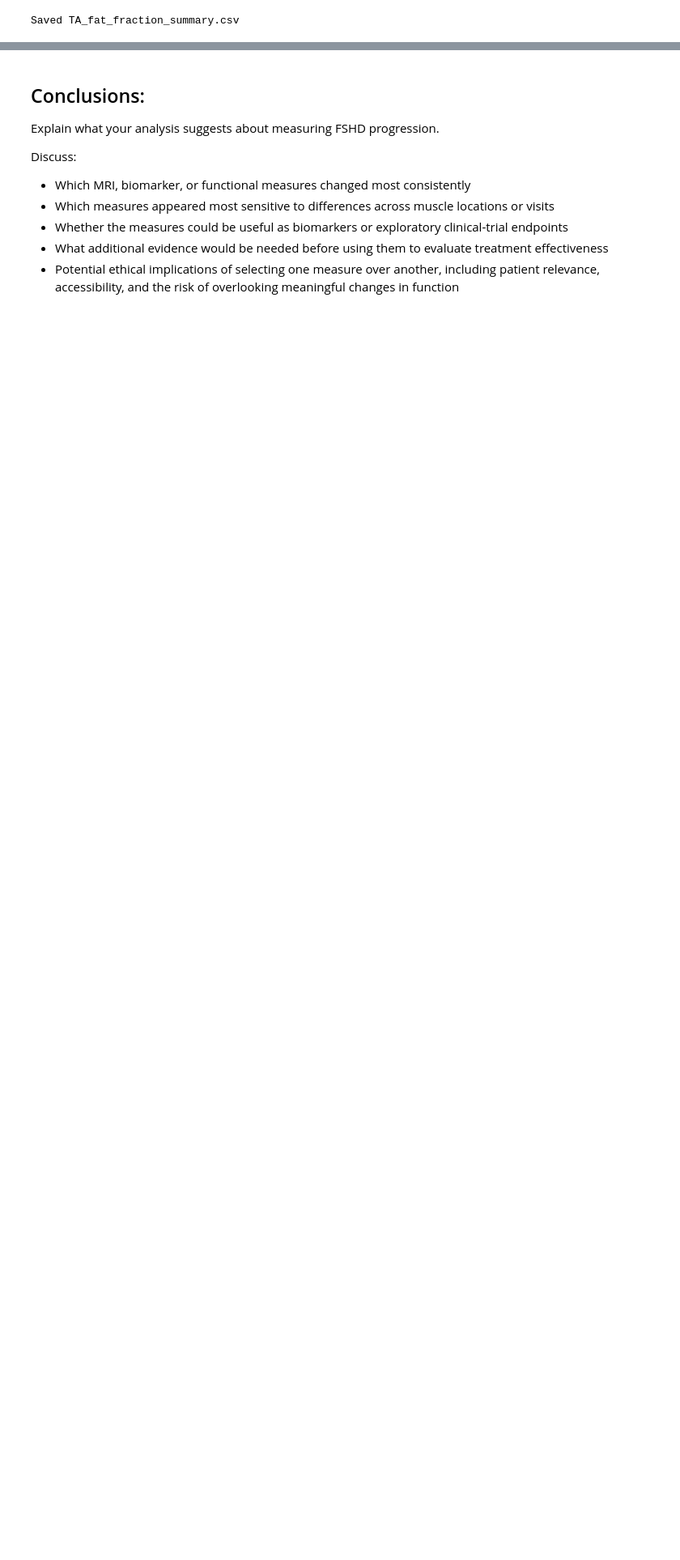
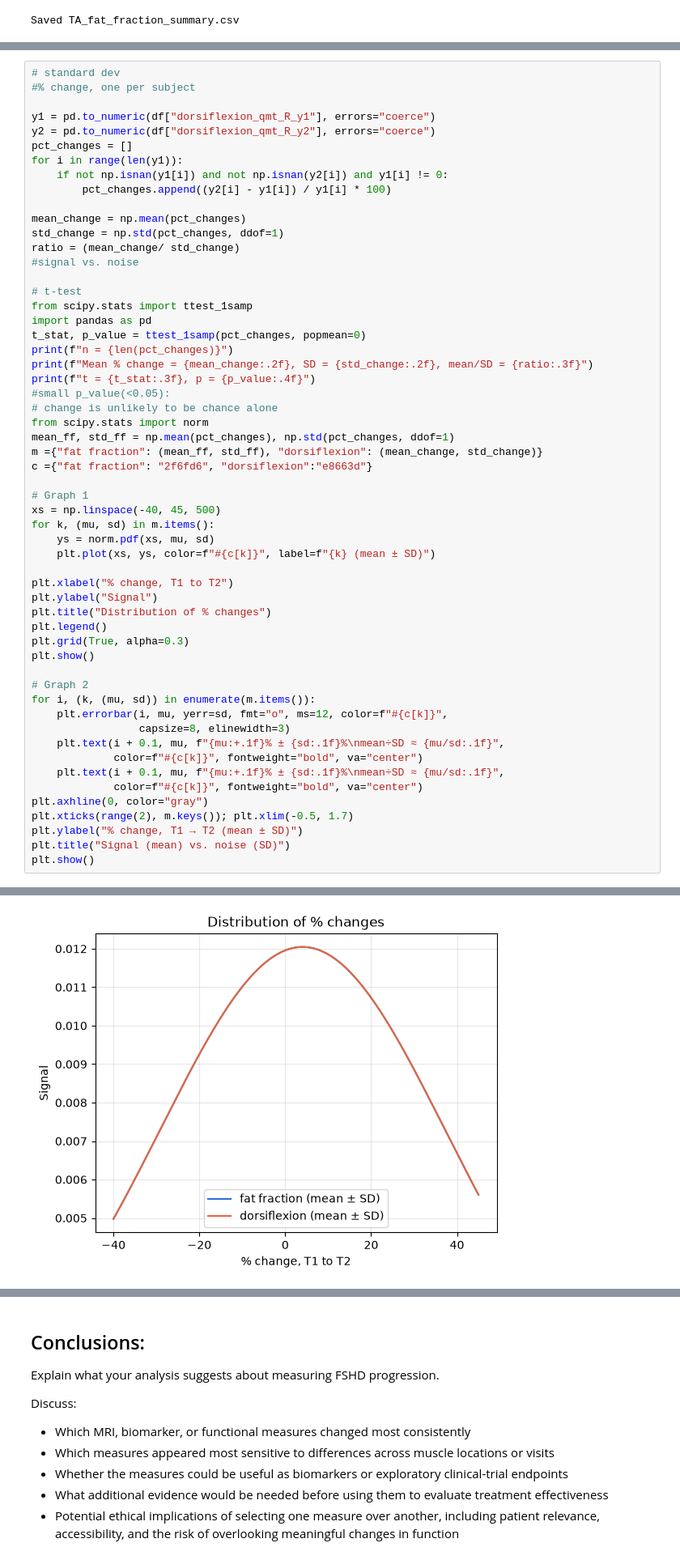
Before and after one commit to jenknguy/bme2315_mod2, a Jupyter notebook: FSHD_Module2_Project_Template.ipynb, the cells around one changed output, grey strips where cells are left out. Shown at 81% size. Saved outputs shown, nothing was run; the diff lists cells and outputs as text; blank space fills up the shorter version.

```diff
--- a/FSHD_Module2_Project_Template.ipynb
+++ b/FSHD_Module2_Project_Template.ipynb
@@ -522,0 +453,57 @@ est_D1 = 29.80, est_FF1 = 25.40
+# %%
+# standard dev
+#% change, one per subject
+
+y1 = pd.to_numeric(df["dorsiflexion_qmt_R_y1"], errors="coerce")
+y2 = pd.to_numeric(df["dorsiflexion_qmt_R_y2"], errors="coerce")
+pct_changes = []
+for i in range(len(y1)):
+    if not np.isnan(y1[i]) and not np.isnan(y2[i]) and y1[i] != 0:
+        pct_changes.append((y2[i] - y1[i]) / y1[i] * 100)
+
+mean_change = np.mean(pct_changes)
+std_change = np.std(pct_changes, ddof=1)
+ratio = (mean_change/ std_change)
+#signal vs. noise
+
+# t-test
+from scipy.stats import ttest_1samp
+import pandas as pd
+t_stat, p_value = ttest_1samp(pct_changes, popmean=0)
+print(f"n = {len(pct_changes)}")
+print(f"Mean % change = {mean_change:.2f}, SD = {std_change:.2f}, mean/SD = {ratio:.3f}")
+print(f"t = {t_stat:.3f}, p = {p_value:.4f}")
+#small p_value(<0.05):
+# change is unlikely to be chance alone
+from scipy.stats import norm
+mean_ff, std_ff = np.mean(pct_changes), np.std(pct_changes, ddof=1)
+m ={"fat fraction": (mean_ff, std_ff), "dorsiflexion": (mean_change, std_change)}
+c ={"fat fraction": "2f6fd6", "dorsiflexion":"e8663d"}
+
+# Graph 1
+xs = np.linspace(-40, 45, 500)
+for k, (mu, sd) in m.items():
+    ys = norm.pdf(xs, mu, sd)
+    plt.plot(xs, ys, color=f"#{c[k]}", label=f"{k} (mean ± SD)")
+
+plt.xlabel("% change, T1 to T2")
+plt.ylabel("Signal")
+plt.title("Distribution of % changes")
+plt.legend()
+plt.grid(True, alpha=0.3)
+plt.show()
+
+# Graph 2
+for i, (k, (mu, sd)) in enumerate(m.items()):
+    plt.errorbar(i, mu, yerr=sd, fmt="o", ms=12, color=f"#{c[k]}",
+                 capsize=8, elinewidth=3)
+    plt.text(i + 0.1, mu, f"{mu:+.1f}% ± {sd:.1f}%\nmean÷SD ≈ {mu/sd:.1f}",
+             color=f"#{c[k]}", fontweight="bold", va="center")
+    plt.text(i + 0.1, mu, f"{mu:+.1f}% ± {sd:.1f}%\nmean÷SD ≈ {mu/sd:.1f}",
+             color=f"#{c[k]}", fontweight="bold", va="center")
+plt.axhline(0, color="gray")
+plt.xticks(range(2), m.keys()); plt.xlim(-0.5, 1.7)
+plt.ylabel("% change, T1 → T2 (mean ± SD)")
+plt.title("Signal (mean) vs. noise (SD)")
+plt.show()
+# %% [output]
@@ -522,0 +513 @@ est_D1 = 29.80, est_FF1 = 25.40
+[figure, added]
```
Also changed, not shown: parts of 3 cells of this notebook.
